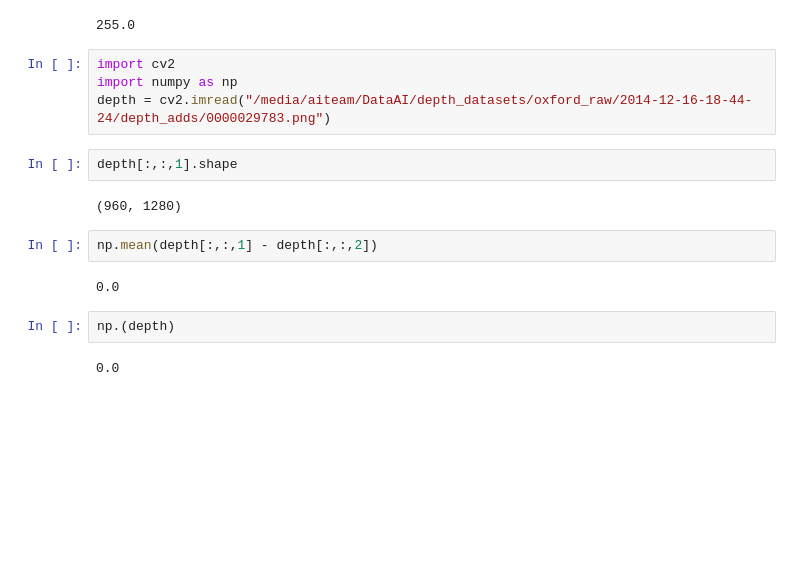
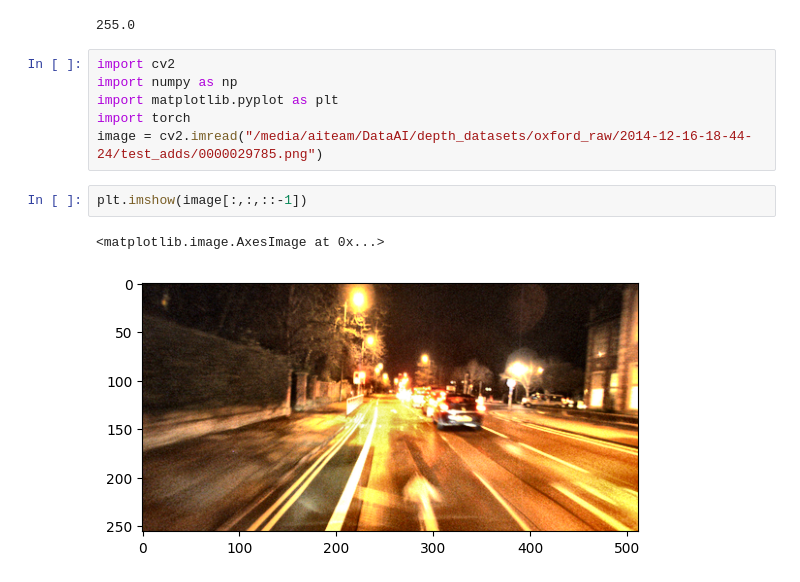
Before and after one commit to huynhbaobk/Night-Depth-Estimation, a Jupyter notebook: Test.ipynb, the cells around one changed output. Cells and saved outputs as stored; diff of their text form; blank space fills up the shorter version.

```diff
--- a/Test.ipynb
+++ b/Test.ipynb
@@ -109,16 +109,11 @@ np.max(im_rgb2yCbCr)
 # %%
 import cv2
 import numpy as np
-depth = cv2.imread("/media/aiteam/DataAI/depth_datasets/oxford_raw/2014-12-16-18-44-24/depth_adds/0000029783.png")
+import matplotlib.pyplot as plt
+import torch
+image = cv2.imread("/media/aiteam/DataAI/depth_datasets/oxford_raw/2014-12-16-18-44-24/test_adds/0000029785.png")
-# %%
-depth[:,:,1].shape
-# %% [output]
-(960, 1280)
-# %%
-np.mean(depth[:,:,1] - depth[:,:,2])
-# %% [output]
-0.0
-# %%
-np.(depth)
-# %% [output]
-0.0
+# %%
+plt.imshow(image[:,:,::-1])
+# %% [output]
+<matplotlib.image.AxesImage at 0x...>
+[figure, added]
```
Also changed, not shown: parts of 9 cells of this notebook, 7 other files.
